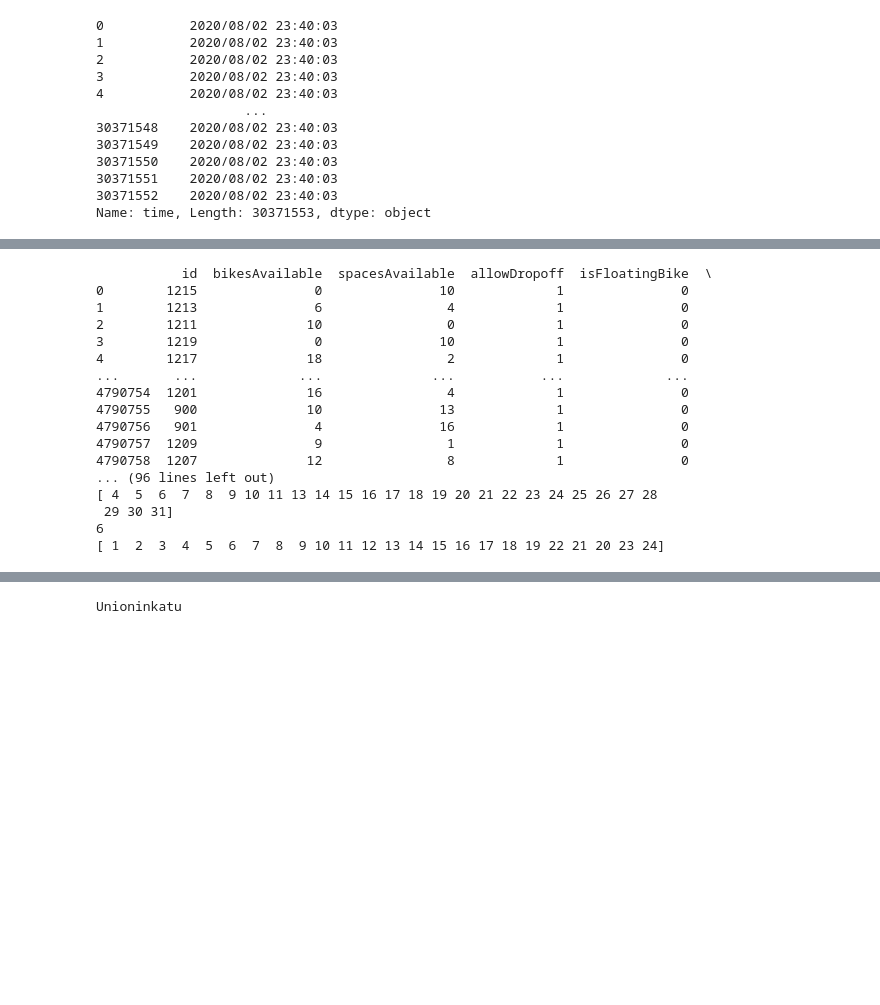
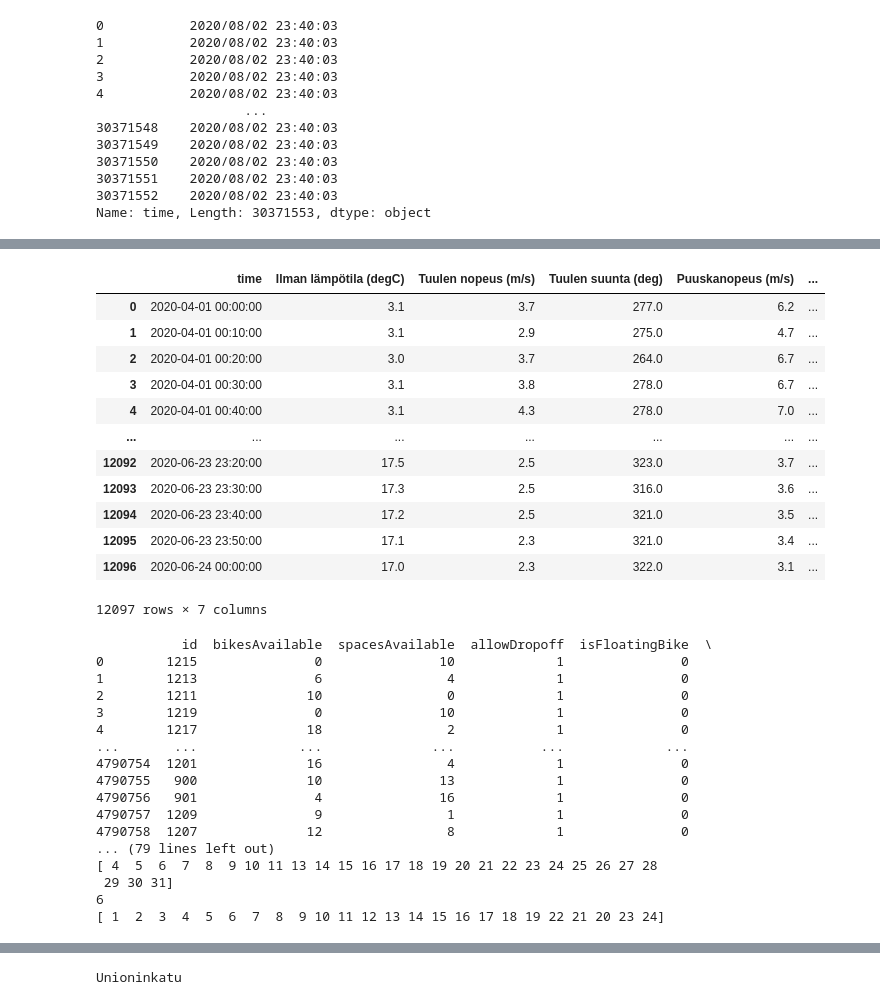
Before and after one commit to VirtualAkseli/NoMES, a Jupyter notebook: NoMAS_EDA.ipynb, the cells around one changed output, grey strips where cells are left out. Drawn from its saved outputs; the diff is of its cells as text; code cells hidden in the pictures; blank space fills up the shorter version.

```diff
--- a/NoMAS_EDA.ipynb
+++ b/NoMAS_EDA.ipynb
@@ -58,3 +34,21 @@ KeyError: 'clocktime'
+# %%
+
+weather = weather[["time", "Ilman lämpötila (degC)", "Tuulen nopeus (m/s)", "Tuulen suunta (deg)", "Puuskanopeus (m/s)", "Suhteellinen kosteus (%)", "Kastepistelämpötila (degC)"]]
+weather
+# %% [output]
+|  | time | Ilman lämpötila (degC) | Tuulen nopeus (m/s) | Tuulen suunta (deg) | Puuskanopeus (m/s) | ... |
+| 0 | 2020-04-01 00:00:00 | 3.1 | 3.7 | 277.0 | 6.2 | ... |
+| 1 | 2020-04-01 00:10:00 | 3.1 | 2.9 | 275.0 | 4.7 | ... |
+| 2 | 2020-04-01 00:20:00 | 3.0 | 3.7 | 264.0 | 6.7 | ... |
+| 3 | 2020-04-01 00:30:00 | 3.1 | 3.8 | 278.0 | 6.7 | ... |
+| 4 | 2020-04-01 00:40:00 | 3.1 | 4.3 | 278.0 | 7.0 | ... |
+| ... | ... | ... | ... | ... | ... | ... |
+| 12092 | 2020-06-23 23:20:00 | 17.5 | 2.5 | 323.0 | 3.7 | ... |
+| 12093 | 2020-06-23 23:30:00 | 17.3 | 2.5 | 316.0 | 3.6 | ... |
+| 12094 | 2020-06-23 23:40:00 | 17.2 | 2.5 | 321.0 | 3.5 | ... |
+| 12095 | 2020-06-23 23:50:00 | 17.1 | 2.3 | 321.0 | 3.4 | ... |
+| 12096 | 2020-06-24 00:00:00 | 17.0 | 2.3 | 322.0 | 3.1 | ... |
+12097 rows × 7 columns
 # %%
 changes = pd.merge(changes, weather, how='inner', on='time')
 # %%
@@ -97,7 +91,7 @@ check_missing_values()
 4790756   901               4               16             1               0
 4790757  1209               9                1             1               0
 4790758  1207              12                8             1               0
-... (96 lines left out)
+... (79 lines left out)
 [ 4  5  6  7  8  9 10 11 13 14 15 16 17 18 19 20 21 22 23 24 25 26 27 28
  29 30 31]
 6
```
Also changed, not shown: parts of 12 cells of this notebook, 1 other file.
